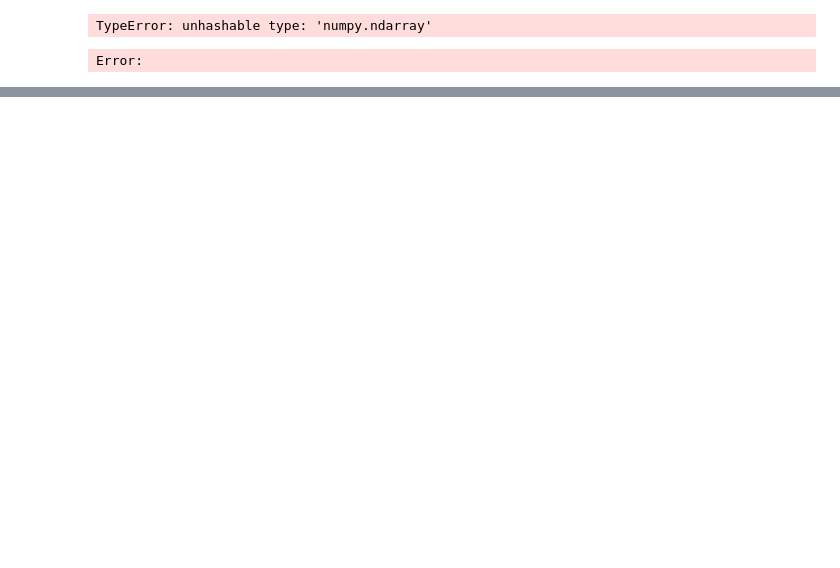
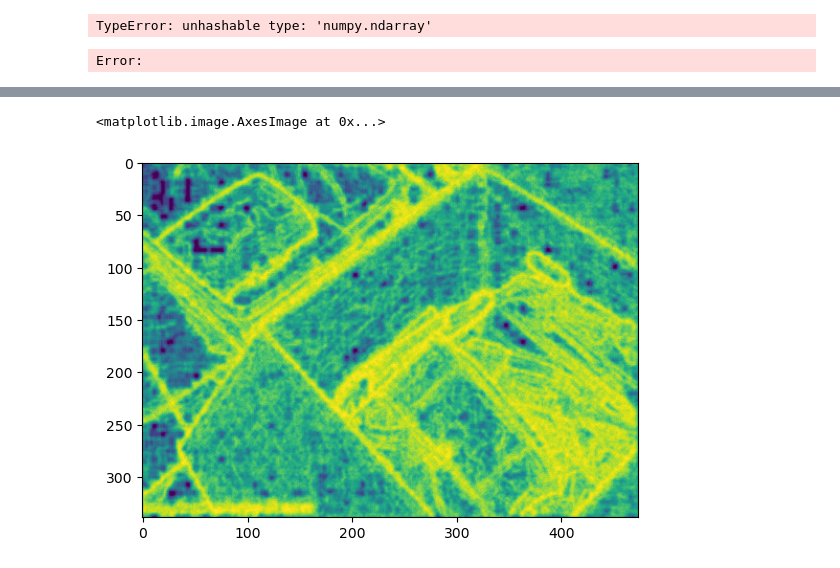
Before and after one commit to Grintaking19/Lost-Found-Items, a Jupyter notebook: sample_space.ipynb, the cells around one changed output, grey strips where cells are left out. Cells and saved outputs as stored; diff of their text form; code cells hidden in the pictures; blank space fills up the shorter version.

```diff
--- a/sample_space.ipynb
+++ b/sample_space.ipynb
@@ -121,34 +111,6 @@ filenames = filenames[5:6]
-# %%
-results_path = "results"
-
-for file in filenames:
-    img = cv2.imread(os.path.join(path,file))
-    gray = cv2.cvtColor(img, cv2.COLOR_BGR2GRAY)
-    gray = cv2.bilateralFilter(gray, 11, 17, 17)
-    edges=cv2.Canny(gray,100,200)
-    cv2.waitKey(0)
-    cv2.imshow('edges', edges)
-
-    kernel = cv2.getStructuringElement(cv2.MORPH_RECT, (8, 8))
-    closed = cv2.morphologyEx(edges, cv2.MORPH_CLOSE, kernel)
-    cv2.imshow("Closed", closed)
-    cv2.waitKey(0)
-    i=0
-    cnts,heir= cv2.findContours(closed.copy(),cv2.RETR_EXTERNAL,cv2.CHAIN_APPROX_SIMPLE)[-2:]
-    for c in cnts:
-        peri = cv2.arcLength(c, True)
-        approx = cv2.approxPolyDP(c, 0.02 * peri, True)
-        # cv2.drawContours(img, [approx], -1, (0, 255, 0), 2)
-        x,y,w,h =cv2.boundingRect(c)
-        i=i+1
-        newImage=img[y:y+h,x:x+w]
-        #make a folder and throw the results there with each image name
-        if not os.path.exists(results_path):
-            os.makedirs(results_path)
-        final = results_path +  '/' + str(i)+'.jpg'
-        if newImage.shape[0] > 40 and newImage.shape[1] > 40:
-            cv2.imwrite(final,newImage)
-
-    cv2.imshow('dst_rt', img)
-    cv2.waitKey(0)
-    cv2.destroyAllWindows()
+# %%
+entropy_img = entropy(img,disk(3))
+plt.imshow(entropy_img)
+# %% [output]
+<matplotlib.image.AxesImage at 0x...>
+[figure, added]
```
Also changed, not shown: parts of 7 cells of this notebook, 21 other files.
